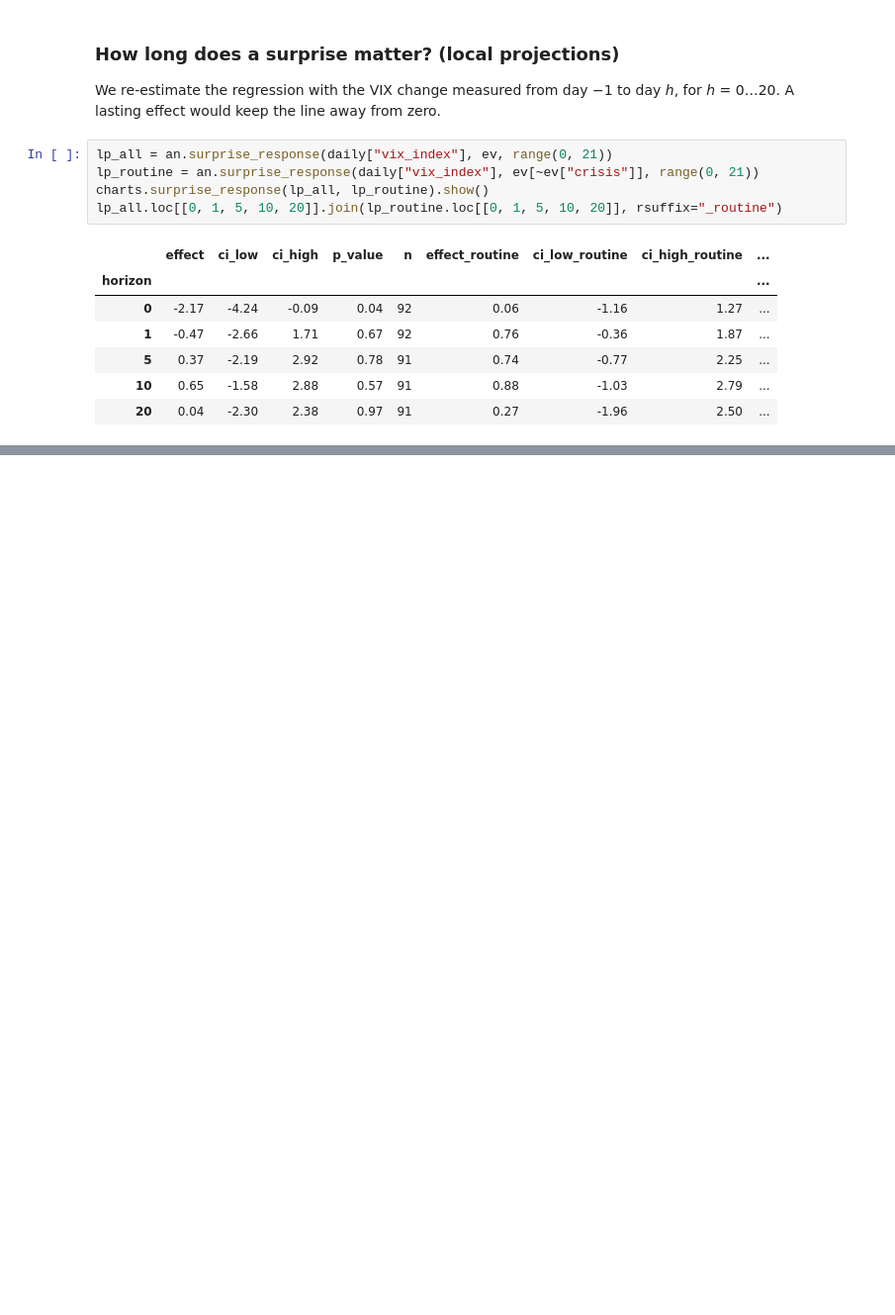
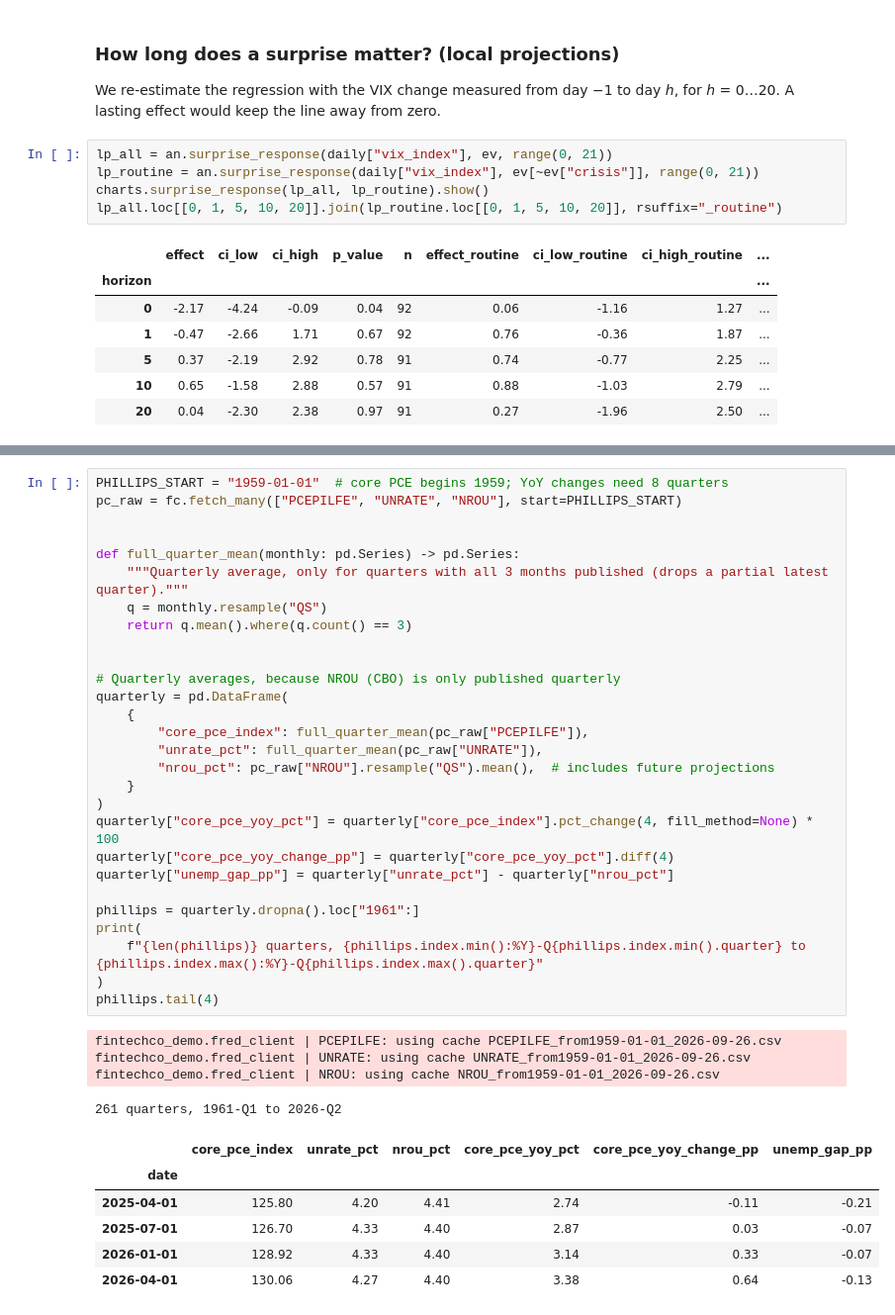
Before and after one commit to mikemalv/Anthropic, a Jupyter notebook: notebooks/fed_policy_volatility.ipynb, the cells around one changed output, grey strips where cells are left out. Shown at 99% size. Cells and saved outputs as stored; diff of their text form; blank space fills up the shorter version.

```diff
--- a/notebooks/fed_policy_volatility.ipynb
+++ b/notebooks/fed_policy_volatility.ipynb
@@ -298,0 +318,39 @@ lp_all.loc[[0, 1, 5, 10, 20]].join(lp_routine.loc[[0, 1, 5, 10, 20]], rsuffix="_
+# %%
+PHILLIPS_START = "1959-01-01"  # core PCE begins 1959; YoY changes need 8 quarters
+pc_raw = fc.fetch_many(["PCEPILFE", "UNRATE", "NROU"], start=PHILLIPS_START)
+
+
+def full_quarter_mean(monthly: pd.Series) -> pd.Series:
+    """Quarterly average, only for quarters with all 3 months published (drops a partial latest quarter)."""
+    q = monthly.resample("QS")
+    return q.mean().where(q.count() == 3)
+
+
+# Quarterly averages, because NROU (CBO) is only published quarterly
+quarterly = pd.DataFrame(
+    {
+        "core_pce_index": full_quarter_mean(pc_raw["PCEPILFE"]),
+        "unrate_pct": full_quarter_mean(pc_raw["UNRATE"]),
+        "nrou_pct": pc_raw["NROU"].resample("QS").mean(),  # includes future projections
+    }
+)
+quarterly["core_pce_yoy_pct"] = quarterly["core_pce_index"].pct_change(4, fill_method=None) * 100
+quarterly["core_pce_yoy_change_pp"] = quarterly["core_pce_yoy_pct"].diff(4)
+quarterly["unemp_gap_pp"] = quarterly["unrate_pct"] - quarterly["nrou_pct"]
+
+phillips = quarterly.dropna().loc["1961":]
+print(
+    f"{len(phillips)} quarters, {phillips.index.min():%Y}-Q{phillips.index.min().quarter} to {phillips.index.max():%Y}-Q{phillips.index.max().quarter}"
+)
+phillips.tail(4)
+# %% [output]
+fintechco_demo.fred_client | PCEPILFE: using cache PCEPILFE_from1959-01-01_2026-09-26.csv
+fintechco_demo.fred_client | UNRATE: using cache UNRATE_from1959-01-01_2026-09-26.csv
+fintechco_demo.fred_client | NROU: using cache NROU_from1959-01-01_2026-09-26.csv
+261 quarters, 1961-Q1 to 2026-Q2
+|  | core_pce_index | unrate_pct | nrou_pct | core_pce_yoy_pct | core_pce_yoy_change_pp | unemp_gap_pp |
+| date |  |  |  |  |  |  |
+| 2025-04-01 | 125.80 | 4.20 | 4.41 | 2.74 | -0.11 | -0.21 |
+| 2025-07-01 | 126.70 | 4.33 | 4.40 | 2.87 | 0.03 | -0.07 |
+| 2026-01-01 | 128.92 | 4.33 | 4.40 | 3.14 | 0.33 | -0.07 |
+| 2026-04-01 | 130.06 | 4.27 | 4.40 | 3.38 | 0.64 | -0.13 |
```
Also changed, not shown: parts of 9 cells of this notebook, 6 other files.
